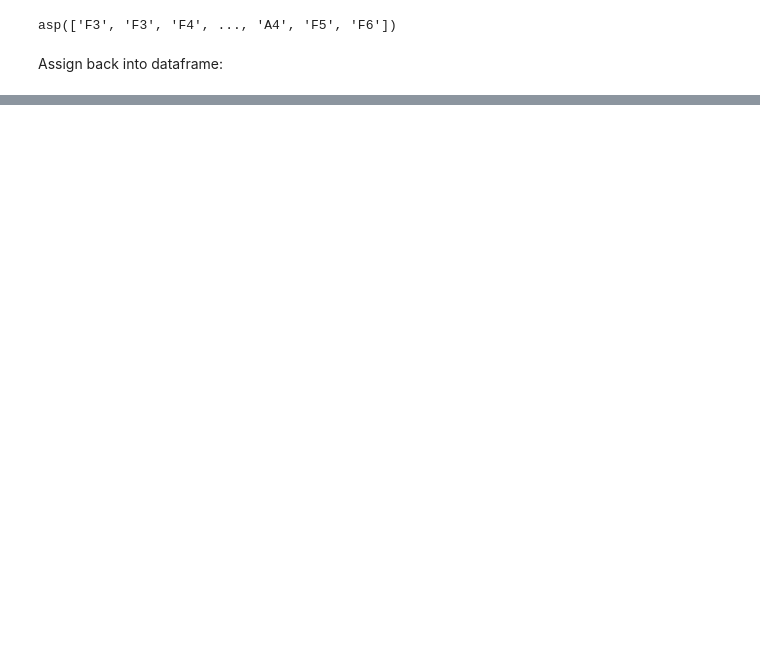
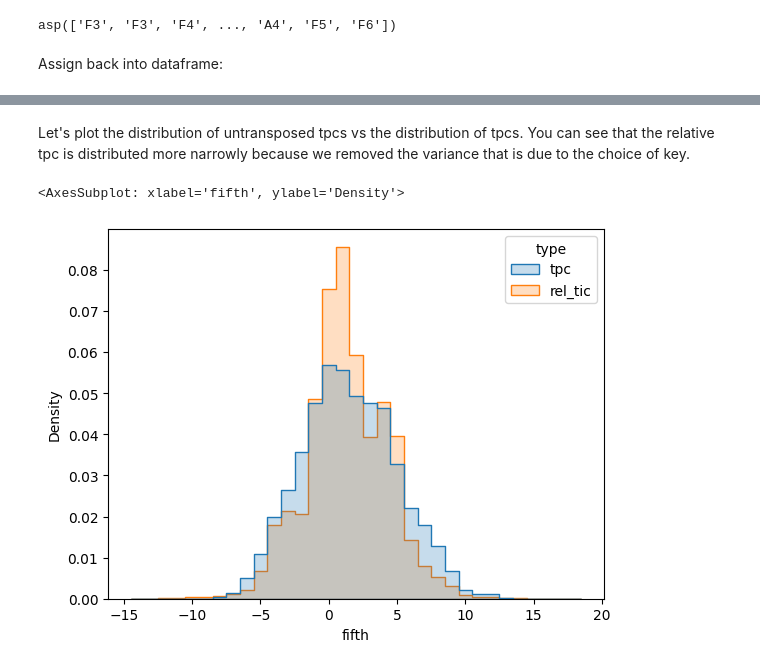
Before and after one commit to DCMLab/dimcat-examples, a Jupyter notebook: pitches.ipynb, the cells around one changed output, grey strips where cells are left out. Saved outputs shown, nothing was run; the diff lists cells and outputs as text; code cells hidden in the pictures; blank space fills up the shorter version.

Commit message:
extend the pitch example

```diff
--- a/pitches.ipynb
+++ b/pitches.ipynb
@@ -77,7 +83,8 @@ asp(['F3', 'F3', 'F4', ..., 'A4', 'F5', 'F6'])
 Assign back into dataframe:
 # %%
 notes['pitch_str'] = pitches.name() # a vector of names
-notes.head(20)
+notes['octave'] = pitches.octaves() # this makes it easier to convert back to a pitch array
+notes
 # %% [output]
 |  |  |  | quarterbeats | duration_qb | mc | mn | mc_onset | mn_onset | timesig | staff | ... |
 | corpus | fname | interval |  |  |  |  |  |  |  |  | ... |
@@ -106,0 +107,3 @@ asi(['-P5:0', '-P5:0', 'P4:0', ..., 'M6:0', 'P4:1', 'P4:2'])
+# %%
+labels = corpus.get_facet("expanded")
+labels
@@ -106,0 +127,3 @@ asi(['-P5:0', '-P5:0', 'P4:0', ..., 'M6:0', 'P4:1', 'P4:2'])
+# %%
+keys = labels['globalkey'].groupby(['corpus', 'fname']).first()
+keys
@@ -106,0 +150,27 @@ asi(['-P5:0', '-P5:0', 'P4:0', ..., 'M6:0', 'P4:1', 'P4:2'])
+# %%
+def to_relative_pitch(grp):
+    # find root
+    index = grp.name
+    root_name = keys[index]
+    # the pitch's letter must be uppercase,
+    # but the harmonic labels express minor keys using lowercase letters:
+    root_name = root_name[0].upper() + root_name[1:]
+    root = pt.SpelledPitchClass(root_name)
+
+    # add new colums to the group: the key's root (name and tpc) and the relative pitch of each note
+    grp = grp.copy()
+    grp['global_root'] = str(root)
+    grp['global_root_tpc'] = root.fifths()
+    # load pitches from dataframe columns
+    pitches = pt.SpelledPitchArray.from_independent(grp['tpc'], grp['octave'])
+    # since the root is only a pitch class, we express pitches as interval classes.
+    # alternatively, we could embed the root into pitch space (octave 0) and work with non-class intervals
+    rel_pitches = pitches.pc() - root
+    grp['rel_pitch'] = rel_pitches.name() # don't just assign rel_pitches, this will convert to a list of SpelledIntervalClass objects
+    grp['rel_tic'] = rel_pitches.fifths()
+    return grp
+
+# group by piece and add columns
+df_rel = notes.groupby(['corpus', 'fname'], axis="rows", sort=False, group_keys=False).apply(to_relative_pitch)
+df_rel
+df_rel[['tpc', 'midi', 'pitch_str', 'global_root', 'global_root_tpc', 'rel_pitch', 'rel_tic']]
@@ -106,0 +192,12 @@ asi(['-P5:0', '-P5:0', 'P4:0', ..., 'M6:0', 'P4:1', 'P4:2'])
+# %% [markdown]
+Let's plot the distribution of untransposed tpcs vs the distribution of tpcs. You can see that the relative tpc is distributed more narrowly because we removed the variance that is due to the choice of key.
+# %%
+sns.histplot(data=df_rel[['tpc', 'rel_tic']].melt(var_name='type', value_name='fifth'),
+             x='fifth',
+             hue='type',
+             stat='density',
+             element='step',
+             discrete=True)
+# %% [output]
+<AxesSubplot: xlabel='fifth', ylabel='Density'>
+[figure, added]
```
Also changed, not shown: parts of 13 cells of this notebook.
